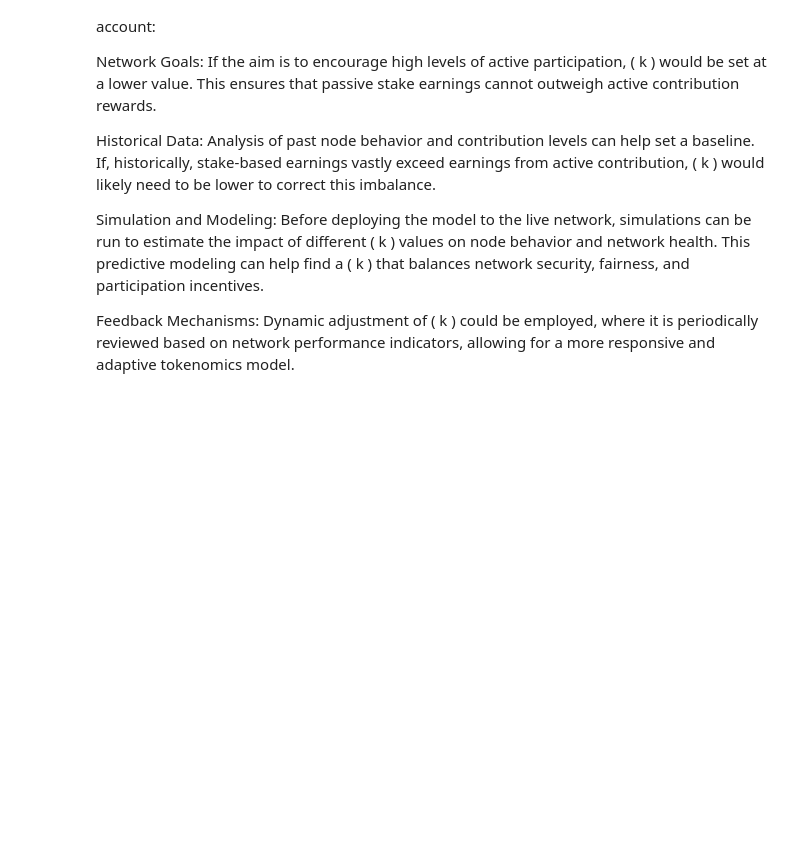
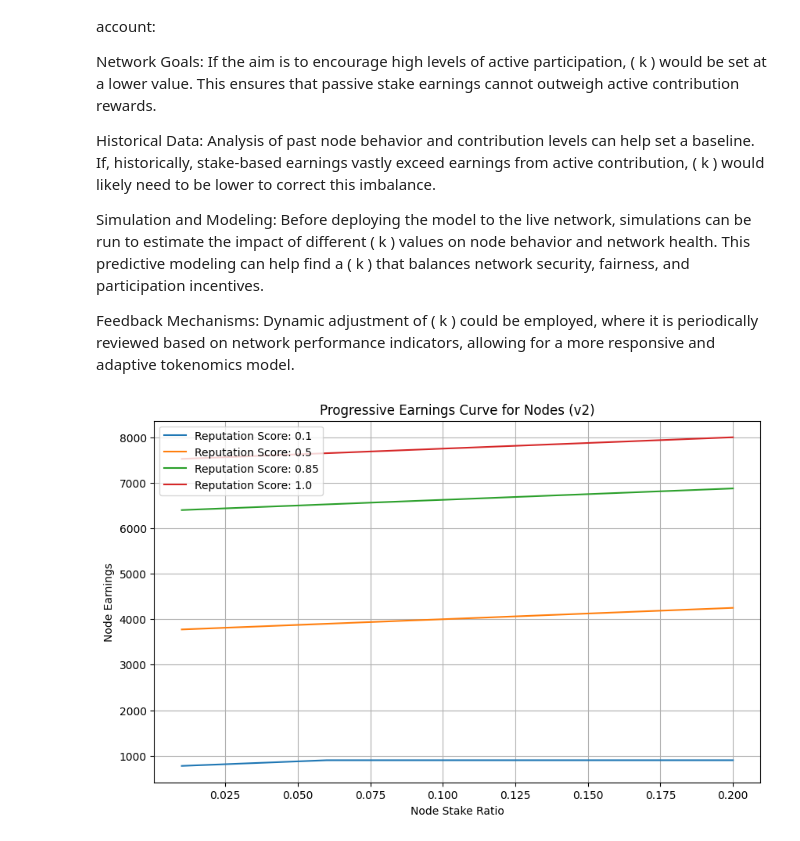
Before and after one commit to Unit-Zero-Labs/rewards-curves, a Jupyter notebook: stems_node_reward_curve_v2.ipynb, the cells around one changed output. Drawn from its saved outputs; the diff is of its cells as text; code cells hidden in the pictures; blank space fills up the shorter version.

Commit message:
added chart on progressive earnings curve

```diff
--- a/stems_node_reward_curve_v2.ipynb
+++ b/stems_node_reward_curve_v2.ipynb
@@ -258,3 +258,31 @@ Historical Data: Analysis of past node behavior and contribution levels can help
 Simulation and Modeling: Before deploying the model to the live network, simulations can be run to estimate the impact of different ( k ) values on node behavior and network health. This predictive modeling can help find a ( k ) that balances network security, fairness, and participation incentives.
 
 Feedback Mechanisms: Dynamic adjustment of ( k ) could be employed, where it is periodically reviewed based on network performance indicators, allowing for a more responsive and adaptive tokenomics model.
+# %%
+import matplotlib.pyplot as plt
+
+# define parameters for visualization
+base_emission = 10000  # M, base emission for illustration purposes
+utilization_rate = 0.75  # U, assumed utilization rate
+cap_ratio = 0.20  # k, cap ratio for stake-based earnings
+node_stake_ratios = np.linspace(0.01, 0.20, 100)  # S, range of stake ratios from 1% to 20%
+node_reputation_scores = np.array([0.1, 0.5, 0.85, 1.0])  # R, various reputation scores
+
+# plot of earnings against stake ratios for different reputation scores
+plt.figure(figsize=(10, 6))
+
+for r in node_reputation_scores:
+    node_earnings_improved = [
+        calculate_node_earnings_improved(base_emission, utilization_rate, s, r, cap_ratio)
+        for s in node_stake_ratios
+    ]
+    plt.plot(node_stake_ratios, node_earnings_improved, label=f'Reputation Score: {r}')
+
+plt.title('Progressive Earnings Curve for Nodes (v2)')
+plt.xlabel('Node Stake Ratio')
+plt.ylabel('Node Earnings')
+plt.legend()
+plt.grid(True)
+plt.show()
+# %% [output]
+[figure, added]
```
Also changed, not shown: 1 other file.
